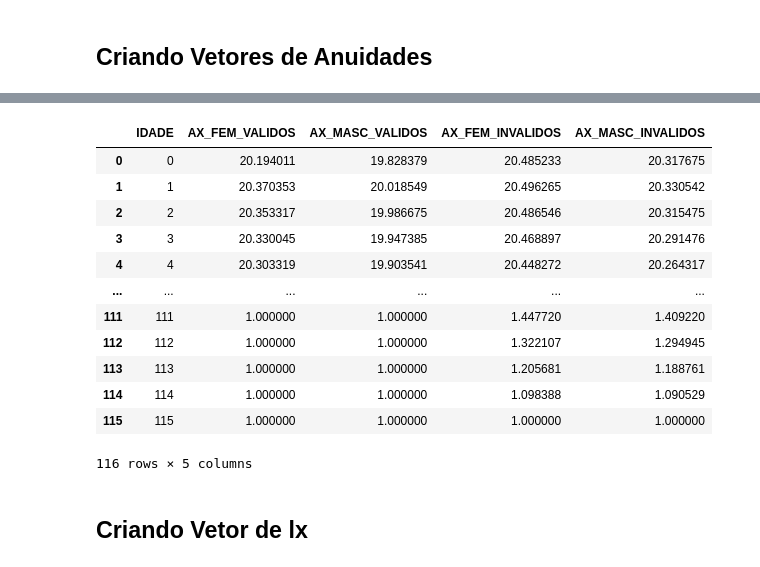
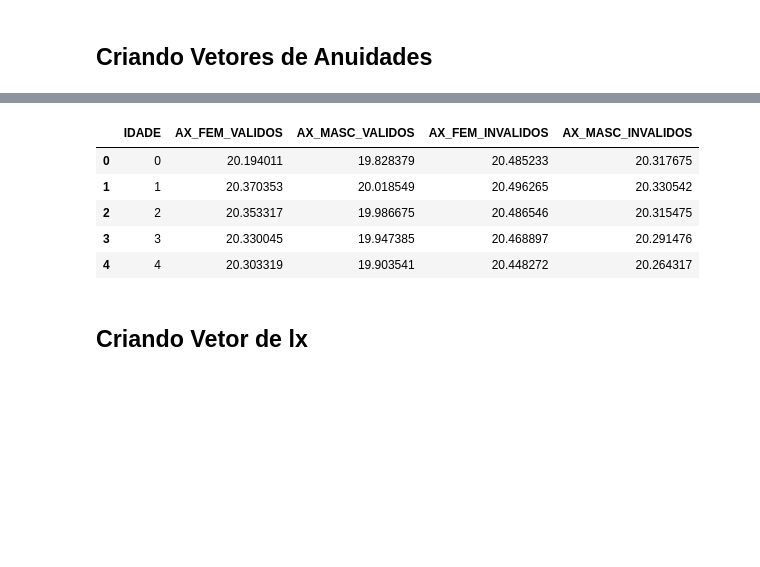
Before and after one commit to alexdesousapereira/CodigosTratamentoRPPS, a Jupyter notebook: PARTE2-CalculoDREAtuarial.ipynb, the cells around one changed output, grey strips where cells are left out. Cells and saved outputs as stored; diff of their text form; code cells hidden in the pictures; blank space fills up the shorter version.

```diff
--- a/PARTE2-CalculoDREAtuarial.ipynb
+++ b/PARTE2-CalculoDREAtuarial.ipynb
@@ -52,21 +52,14 @@ axs.reset_index(inplace = True)
 # %%
 axs.drop(columns='index',inplace=True)
 # %%
-axs
+axs.head()
 # %% [output]
 |  | IDADE | AX_FEM_VALIDOS | AX_MASC_VALIDOS | AX_FEM_INVALIDOS | AX_MASC_INVALIDOS |
 | 0 | 0 | 20.194011 | 19.828379 | 20.485233 | 20.317675 |
 | 1 | 1 | 20.370353 | 20.018549 | 20.496265 | 20.330542 |
 | 2 | 2 | 20.353317 | 19.986675 | 20.486546 | 20.315475 |
 | 3 | 3 | 20.330045 | 19.947385 | 20.468897 | 20.291476 |
 | 4 | 4 | 20.303319 | 19.903541 | 20.448272 | 20.264317 |
-| ... | ... | ... | ... | ... | ... |
-| 111 | 111 | 1.000000 | 1.000000 | 1.447720 | 1.409220 |
-| 112 | 112 | 1.000000 | 1.000000 | 1.322107 | 1.294945 |
-| 113 | 113 | 1.000000 | 1.000000 | 1.205681 | 1.188761 |
-| 114 | 114 | 1.000000 | 1.000000 | 1.098388 | 1.090529 |
-| 115 | 115 | 1.000000 | 1.000000 | 1.000000 | 1.000000 |
-116 rows × 5 columns
 # %% [markdown]
 ## Criando Vetor de lx
 # %%
```
Also changed, not shown: parts of 24 cells of this notebook, 1 other file.
